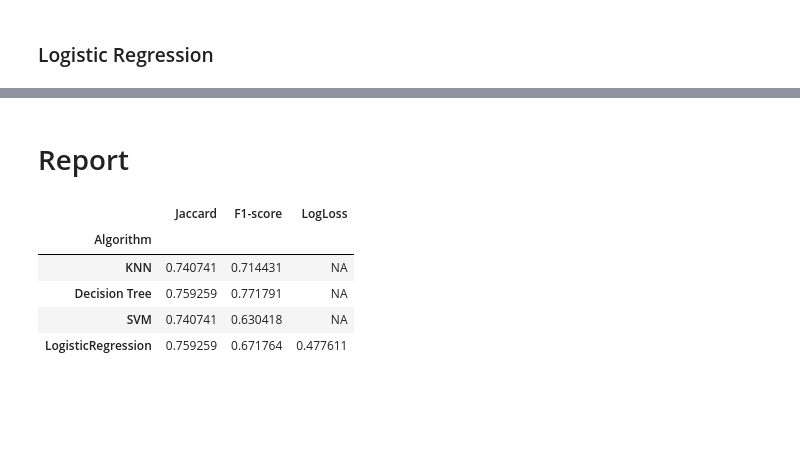
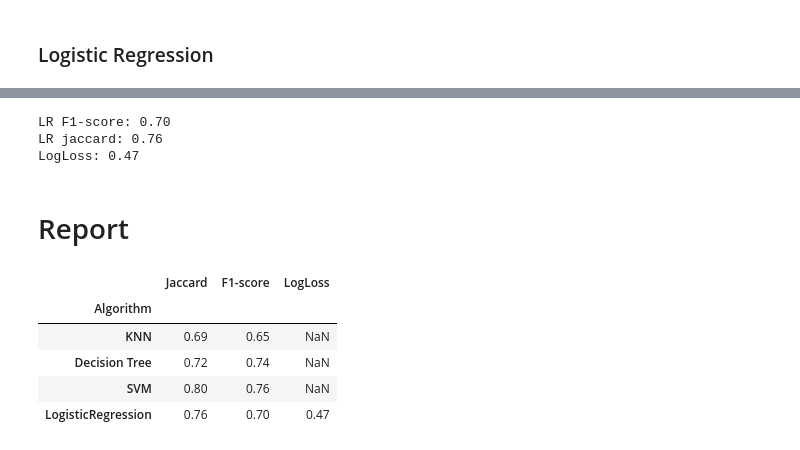
Before and after one commit to Lorsmo/Loan-ML-Models, a Jupyter notebook: Notebook Coursera.ipynb, the cells around one changed output, grey strips where cells are left out. Drawn from its saved outputs; the diff is of its cells as text; code cells hidden in the pictures; blank space fills up the shorter version.

```diff
--- a/Notebook Coursera.ipynb
+++ b/Notebook Coursera.ipynb
@@ -531,6 +459,8 @@ X_scaled_test= preprocessing.StandardScaler().fit(X_test_df).transform(X_test_df
 # %% [markdown]
 ### kNN
 # %%
-yhat_kNN=neigh.predict(X_scaled_test)
-f1_kNN = f1_score(y_test_df, yhat_kNN, average='weighted')
-jaccard_kNN = jaccard_similarity_score(y_test_df, yhat_kNN)
+yhat_kNN=neigh_model.predict(test_X)
+f1_kNN = f1_score(test_y, yhat_kNN, average='weighted')
+jaccard_kNN = jaccard_similarity_score(test_y, yhat_kNN)
+print(f"KNN F1-score: {f1_kNN:.2f}")
+print(f"KNN jaccard: {jaccard_kNN:.2f}")
@@ -537,6 +470,8 @@ jaccard_kNN = jaccard_similarity_score(y_test_df, yhat_kNN)
 # %% [markdown]
 ### Decison Tree
 # %%
-yhat_tree = loanTree.predict(X_test_df)
-f1_tree = f1_score(y_test_df, yhat_tree, average='weighted')
-jaccard_tree = jaccard_similarity_score(y_test_df, yhat_tree)
+yhat_tree = tree_model.predict(test_X)
+f1_tree = f1_score(test_y, yhat_tree, average='weighted')
+jaccard_tree = jaccard_similarity_score(test_y, yhat_tree)
+print(f"DT F1-score: {f1_tree:.2f}")
+print(f"DT jaccard: {jaccard_tree:.2f}")
@@ -543,6 +481,8 @@ jaccard_tree = jaccard_similarity_score(y_test_df, yhat_tree)
 # %% [markdown]
 ### SVM
 # %%
-yhat_svm = clf.predict(X_scaled_test)
-f1_svm = f1_score(y_test_df, yhat_svm, average='weighted')
-jaccard_svm = jaccard_similarity_score(y_test_df, yhat_svm)
+yhat_svm = SVM_model.predict(test_X)
+f1_svm = f1_score(test_y, yhat_svm, average='weighted')
+jaccard_svm = jaccard_similarity_score(test_y, yhat_svm)
+print(f"SVM F1-score: {f1_svm:.2f}")
+print(f"SVM jaccard: {jaccard_svm:.2f}")
@@ -620,20 +494,35 @@ LogLoss = log_loss(y_test_df, yhat_prob_LR)
+# %%
+yhat_LR = LR_model.predict(test_X)
+yhat_prob = LR_model.predict_proba(test_X)
+
+f1_LR = f1_score(test_y, yhat_LR, average='weighted')
+jaccard_LR = jaccard_similarity_score(test_y, yhat_LR)
+LogLoss = log_loss(test_y, yhat_prob)
+
+print(f"LR F1-score: {f1_LR:.2f}")
+print(f"LR jaccard: {jaccard_LR:.2f}")
+print(f"LogLoss: {LogLoss:.2f}")
+# %% [output]
+LR F1-score: 0.70
+LR jaccard: 0.76
+LogLoss: 0.47
 # %% [markdown]
 # Report
 # %%
 # initialise data of lists.
 data_report = {'Algorithm':['KNN', 'Decision Tree', 'SVM', 'LogisticRegression'],
         'Jaccard':[jaccard_kNN, jaccard_tree, jaccard_svm, jaccard_LR],
         'F1-score':[f1_kNN, f1_tree, f1_svm, f1_LR],
-        'LogLoss':['NA', 'NA', 'NA', LogLoss]}
+        'LogLoss':[np.nan, np.nan, np.nan, LogLoss]}
 
 # Creates pandas DataFrame.
 df_report = pd.DataFrame(data=data_report, index=None)
 df_report.set_index('Algorithm',inplace=True)
-df_report
+df_report.round(2)
 # %% [output]
 |  | Jaccard | F1-score | LogLoss |
 | Algorithm |  |  |  |
-| KNN | 0.740741 | 0.714431 | NA |
-| Decision Tree | 0.759259 | 0.771791 | NA |
-| SVM | 0.740741 | 0.630418 | NA |
-| LogisticRegression | 0.759259 | 0.671764 | 0.477611 |
+| KNN | 0.69 | 0.65 | NaN |
+| Decision Tree | 0.72 | 0.74 | NaN |
+| SVM | 0.80 | 0.76 | NaN |
+| LogisticRegression | 0.76 | 0.70 | 0.47 |
```
Also changed, not shown: parts of 43 cells of this notebook.
